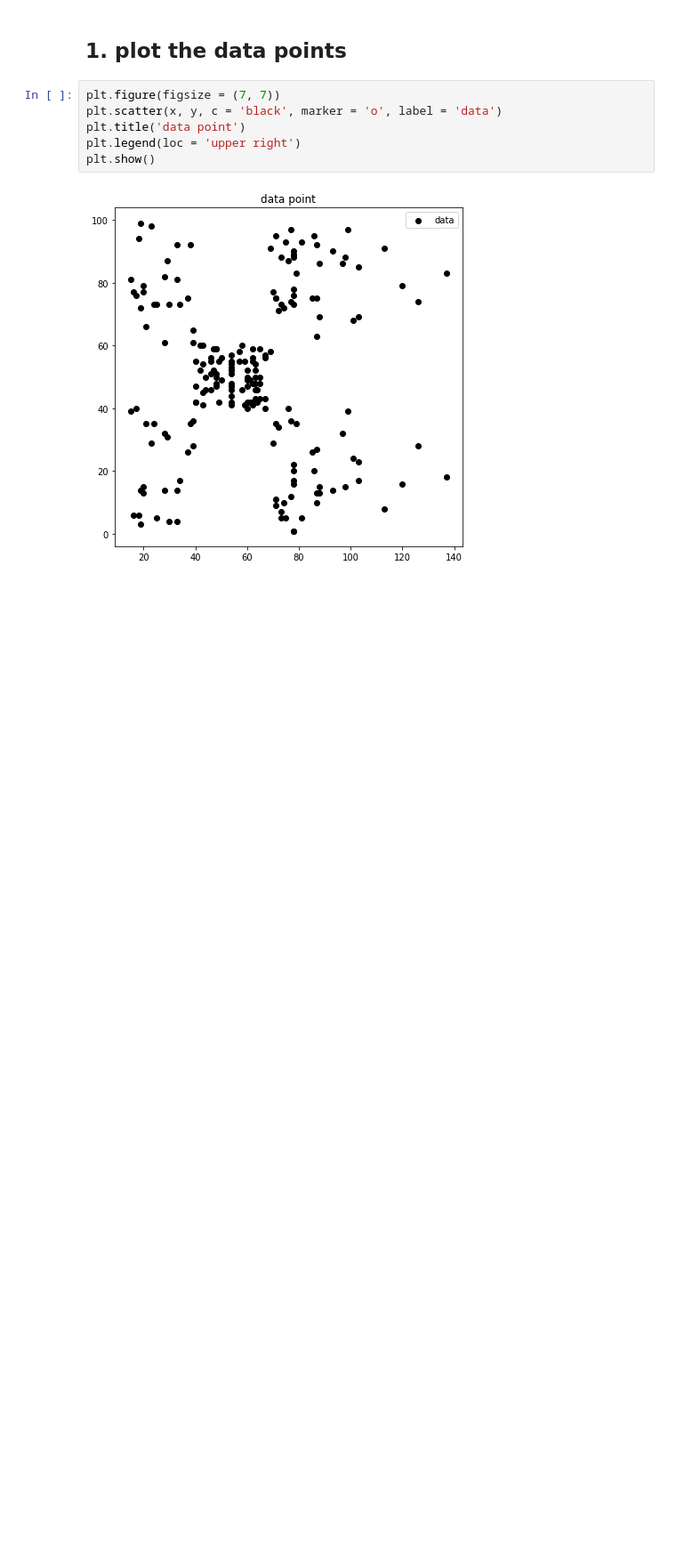
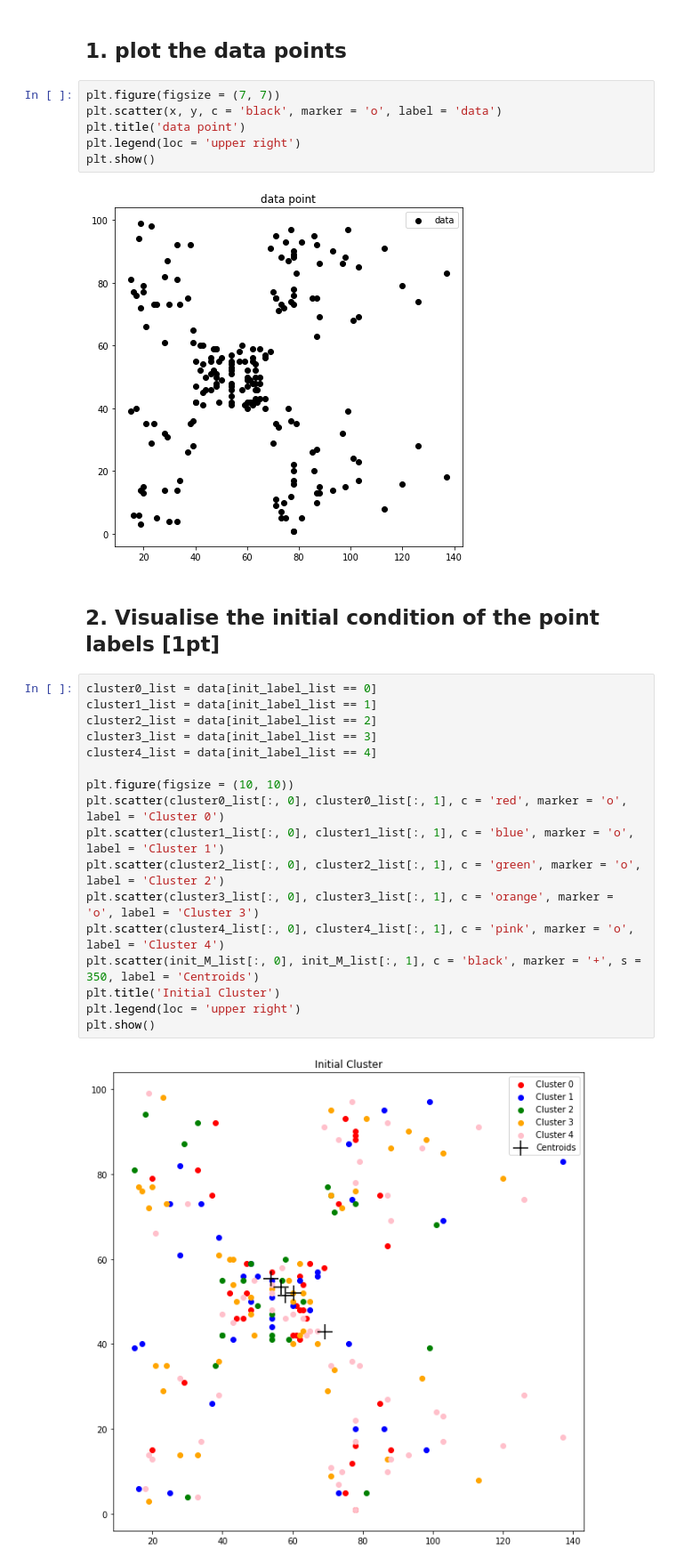
Before and after one commit to wkdthf21/Machine-Learning-Assignment, a Jupyter notebook: 07/assignment #07.ipynb, the cells around one changed output. Shown at 89% size. Cells and saved outputs as stored; diff of their text form; blank space fills up the shorter version.

```diff
--- a/07/assignment #07.ipynb
+++ b/07/assignment #07.ipynb
@@ -254,3 +251,24 @@ plt.legend(loc = 'upper right')
 plt.show()
 # %% [output]
 [figure]
+# %% [markdown]
+## 2. Visualise the initial condition of the point labels [1pt]
+# %%
+cluster0_list = data[init_label_list == 0]
+cluster1_list = data[init_label_list == 1]
+cluster2_list = data[init_label_list == 2]
+cluster3_list = data[init_label_list == 3]
+cluster4_list = data[init_label_list == 4]
+
+plt.figure(figsize = (10, 10))
+plt.scatter(cluster0_list[:, 0], cluster0_list[:, 1], c = 'red', marker = 'o', label = 'Cluster 0')
+plt.scatter(cluster1_list[:, 0], cluster1_list[:, 1], c = 'blue', marker = 'o', label = 'Cluster 1')
+plt.scatter(cluster2_list[:, 0], cluster2_list[:, 1], c = 'green', marker = 'o', label = 'Cluster 2')
+plt.scatter(cluster3_list[:, 0], cluster3_list[:, 1], c = 'orange', marker = 'o', label = 'Cluster 3')
+plt.scatter(cluster4_list[:, 0], cluster4_list[:, 1], c = 'pink', marker = 'o', label = 'Cluster 4')
+plt.scatter(init_M_list[:, 0], init_M_list[:, 1], c = 'black', marker = '+', s = 350, label = 'Centroids')
+plt.title('Initial Cluster')
+plt.legend(loc = 'upper right')
+plt.show()
+# %% [output]
+[figure, added]
```
Also changed, not shown: parts of 7 cells of this notebook.
